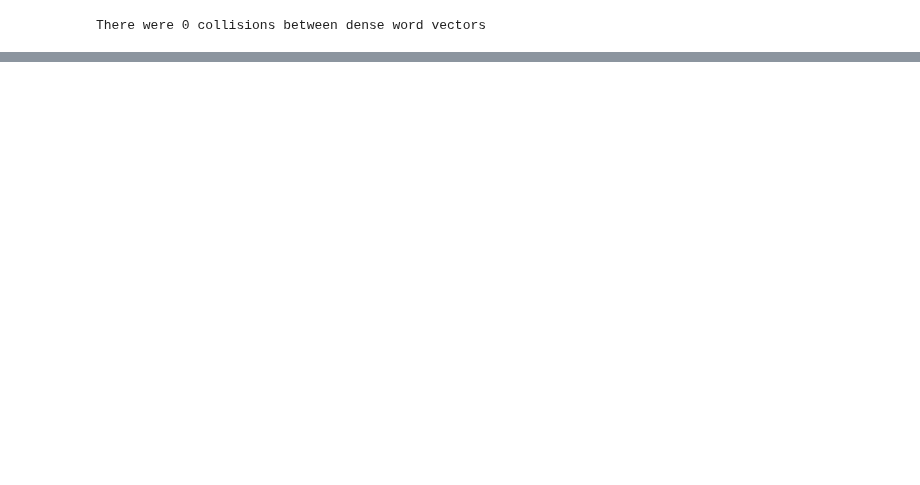
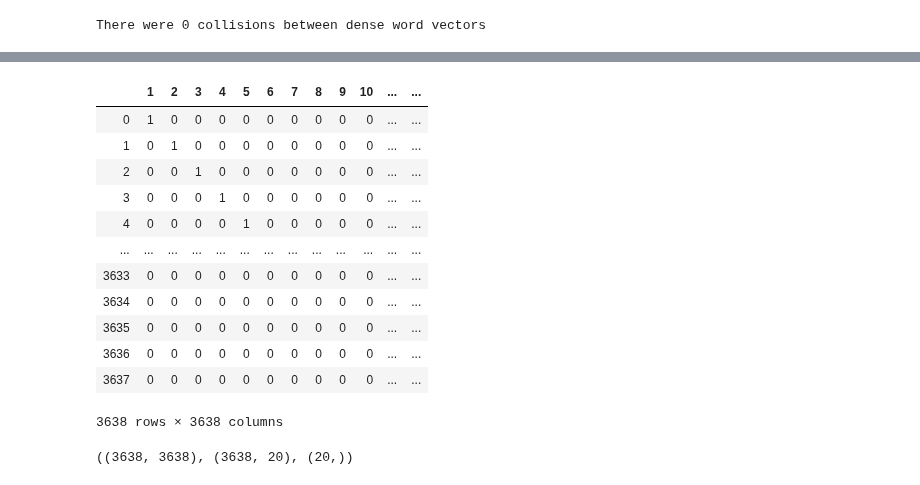
Before and after one commit to parrt/playdl, a Jupyter notebook: mnist/notebooks/word-embeddings.ipynb, the cells around one changed output, grey strips where cells are left out. Saved outputs shown, nothing was run; the diff lists cells and outputs as text; code cells hidden in the pictures; blank space fills up the shorter version.

```diff
--- a/mnist/notebooks/word-embeddings.ipynb
+++ b/mnist/notebooks/word-embeddings.ipynb
@@ -73,0 +132,12 @@ BTW, this also works for embedding of other things like movies/users (from the n
+# %%
+import pandas as pd
+np.set_printoptions(precision=2, suppress=True, linewidth=3000, threshold=20000)
+
+def load(n = 10):
+    df_ratings = pd.read_csv('data/ml-latest-small/ratings.csv')
+    df_ratings = df_ratings.drop('timestamp', axis=1)
+    df_ratings = df_ratings.sample(n=n).reset_index(drop=True)
+    return df_ratings
+
+df_ratings = load(n=10)
+df_ratings.head(5)
@@ -73,0 +188,8 @@ BTW, this also works for embedding of other things like movies/users (from the n
+# %%
+df_ratings = load(n=10000)
+compress_cats(df_ratings, "userId")
+compress_cats(df_ratings, "movieId")
+nusers = len(df_ratings.groupby('userId').count())
+nmovies = len(df_ratings.groupby('movieId').count())
+n = len(df_ratings)
+n, nusers, nmovies
@@ -73,0 +282,22 @@ BTW, this also works for embedding of other things like movies/users (from the n
+# %%
+uniq_movieIds = np.unique(df_ratings['movieId'])
+uniq_movieIds = pd.get_dummies(uniq_movieIds)
+uniq_movieIds
+# %% [output]
+|  | 1 | 2 | 3 | 4 | 5 | 6 | 7 | 8 | 9 | 10 | ... | ... |
+| 0 | 1 | 0 | 0 | 0 | 0 | 0 | 0 | 0 | 0 | 0 | ... | ... |
+| 1 | 0 | 1 | 0 | 0 | 0 | 0 | 0 | 0 | 0 | 0 | ... | ... |
+| 2 | 0 | 0 | 1 | 0 | 0 | 0 | 0 | 0 | 0 | 0 | ... | ... |
+| 3 | 0 | 0 | 0 | 1 | 0 | 0 | 0 | 0 | 0 | 0 | ... | ... |
+| 4 | 0 | 0 | 0 | 0 | 1 | 0 | 0 | 0 | 0 | 0 | ... | ... |
+| ... | ... | ... | ... | ... | ... | ... | ... | ... | ... | ... | ... | ... |
+| 3633 | 0 | 0 | 0 | 0 | 0 | 0 | 0 | 0 | 0 | 0 | ... | ... |
+| 3634 | 0 | 0 | 0 | 0 | 0 | 0 | 0 | 0 | 0 | 0 | ... | ... |
+| 3635 | 0 | 0 | 0 | 0 | 0 | 0 | 0 | 0 | 0 | 0 | ... | ... |
+| 3636 | 0 | 0 | 0 | 0 | 0 | 0 | 0 | 0 | 0 | 0 | ... | ... |
+| 3637 | 0 | 0 | 0 | 0 | 0 | 0 | 0 | 0 | 0 | 0 | ... | ... |
+3638 rows × 3638 columns
+# %%
+uniq_movieIds.shape, w.shape, b.shape
+# %% [output]
+((3638, 3638), (3638, 20), (20,))
```
Also changed, not shown: parts of 32 cells of this notebook, 1 other file.
